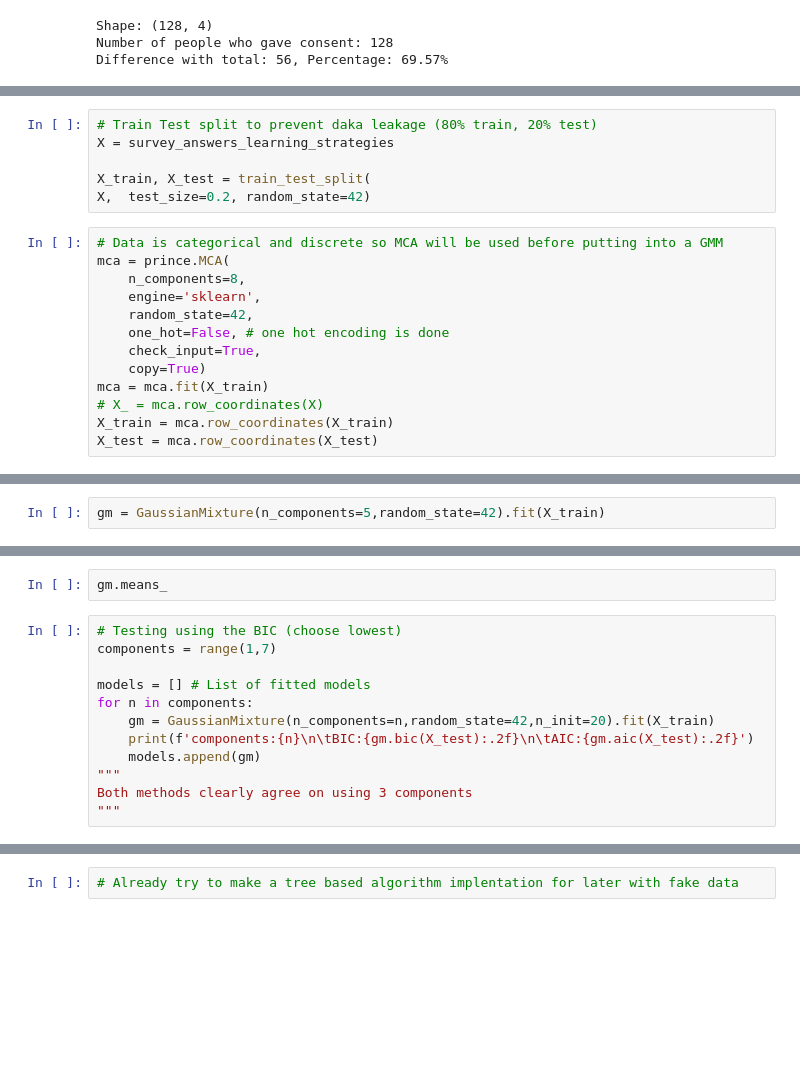
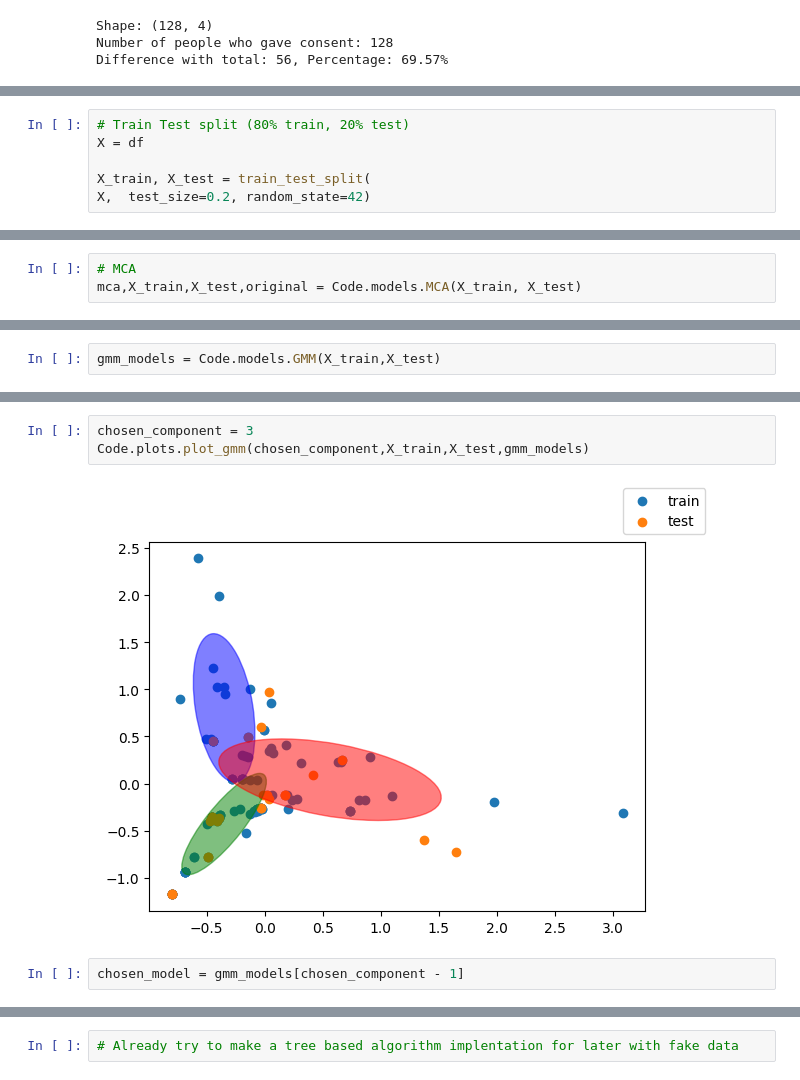
Before and after one commit to Hakan-Erol/bachelor-thesis, a Jupyter notebook: Thesis_code-Copy1.ipynb, the cells around one changed output, grey strips where cells are left out. Saved outputs shown, nothing was run; the diff lists cells and outputs as text; blank space fills up the shorter version.

```diff
--- a/Thesis_code-Copy1.ipynb
+++ b/Thesis_code-Copy1.ipynb
@@ -71,19 +63,6 @@ sns.clustermap(survey_answers_learning_strategies)
 # %%
-# Train Test split to prevent daka leakage (80% train, 20% test)
-X = survey_answers_learning_strategies
+# Train Test split (80% train, 20% test)
+X = df
 
 X_train, X_test = train_test_split(
 X,  test_size=0.2, random_state=42)
-# %%
-# Data is categorical and discrete so MCA will be used before putting into a GMM
-mca = prince.MCA(
-    n_components=8,
-    engine='sklearn',
-    random_state=42,
-    one_hot=False, # one hot encoding is done
-    check_input=True,
-    copy=True)
-mca = mca.fit(X_train)
-# X_ = mca.row_coordinates(X)
-X_train = mca.row_coordinates(X_train)
-X_test = mca.row_coordinates(X_test)
@@ -110,0 +69,3 @@ mca.plot(
+# %%
+# MCA
+mca,X_train,X_test,original = Code.models.MCA(X_train, X_test)
@@ -113,2 +108,2 @@ mca.column_contributions_.style.format("{:.0%}")
 # %%
-gm = GaussianMixture(n_components=5,random_state=42).fit(X_train)
+gmm_models = Code.models.GMM(X_train,X_test)
@@ -115,14 +140,7 @@ gm = GaussianMixture(n_components=5,random_state=42).fit(X_train)
+# %%
+chosen_component = 3
+Code.plots.plot_gmm(chosen_component,X_train,X_test,gmm_models)
+# %% [output]
+[figure, added]
 # %%
-gm.means_
+chosen_model = gmm_models[chosen_component - 1]
-# %%
-# Testing using the BIC (choose lowest)
-components = range(1,7)
-
-models = [] # List of fitted models
-for n in components:
-    gm = GaussianMixture(n_components=n,random_state=42,n_init=20).fit(X_train)
-    print(f'components:{n}\n\tBIC:{gm.bic(X_test):.2f}\n\tAIC:{gm.aic(X_test):.2f}')
-    models.append(gm)
-"""
-Both methods clearly agree on using 3 components
-"""
```
Also changed, not shown: parts of 24 cells of this notebook, 2 other files.
